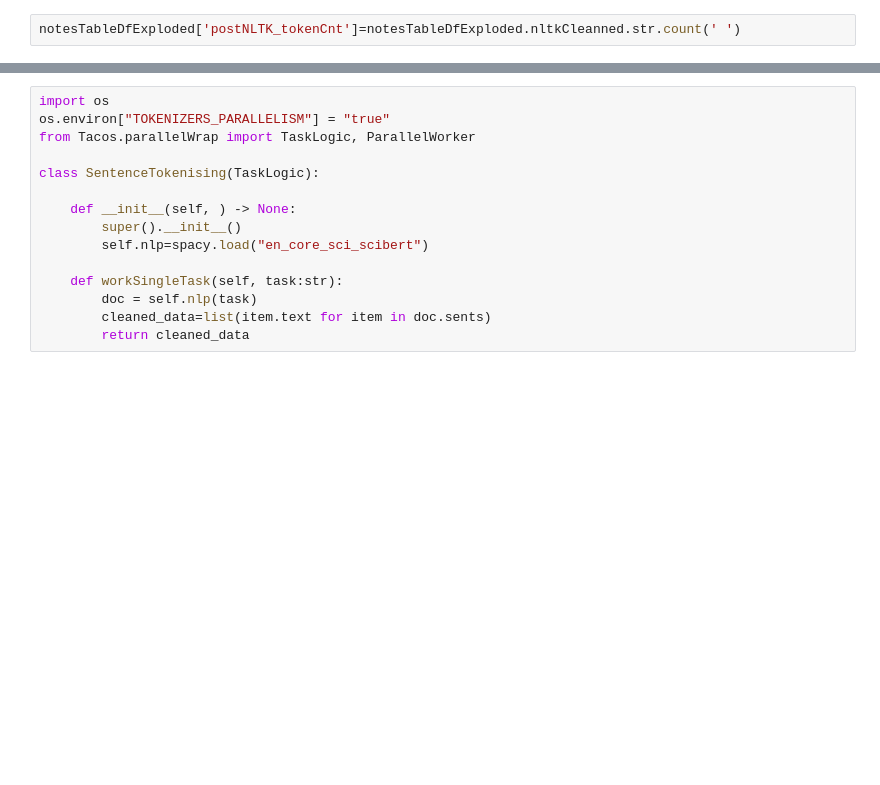
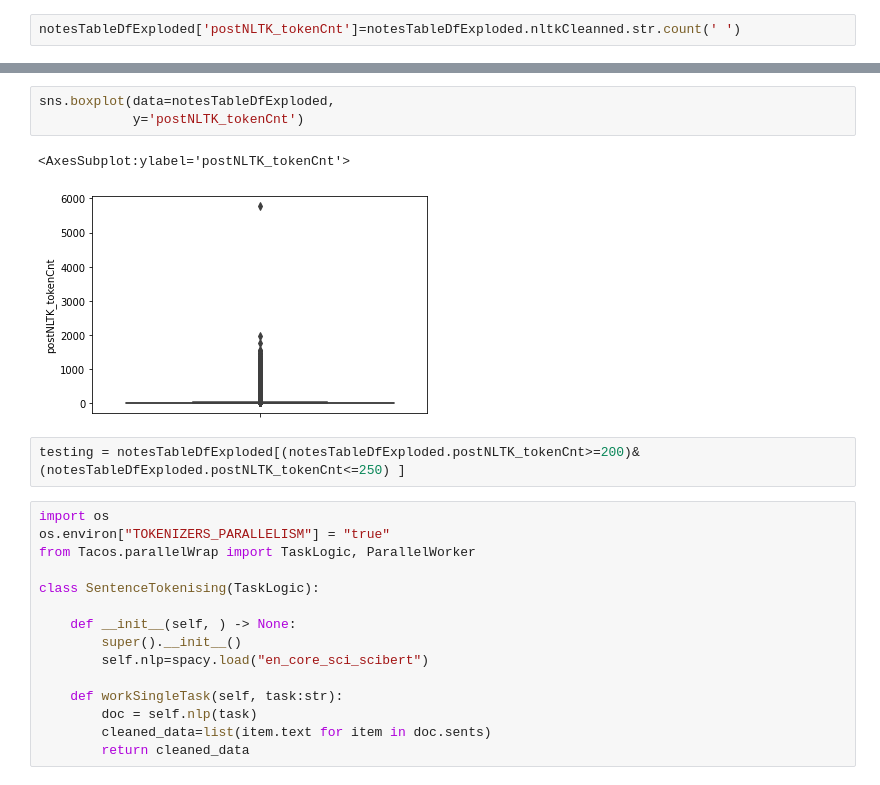
Before and after one commit to ShaoMinLiu-Holmusk/sentenceTokenizing, a Jupyter notebook: originalSentenceAnalysis.ipynb, the cells around one changed output, grey strips where cells are left out. Cells and saved outputs as stored; diff of their text form; blank space fills up the shorter version.

```diff
--- a/originalSentenceAnalysis.ipynb
+++ b/originalSentenceAnalysis.ipynb
@@ -295,3 +390,11 @@ sns.histplot(data=notesTableDfExploded, x='postNLTK_tokenCnt')
+# %%
+sns.boxplot(data=notesTableDfExploded,
+            y='postNLTK_tokenCnt')
+# %% [output]
+<AxesSubplot:ylabel='postNLTK_tokenCnt'>
+[figure, added]
+# %%
+testing = notesTableDfExploded[(notesTableDfExploded.postNLTK_tokenCnt>=200)&(notesTableDfExploded.postNLTK_tokenCnt<=250) ]
 # %%
 import os
 os.environ["TOKENIZERS_PARALLELISM"] = "true"
```
Also changed, not shown: parts of 10 cells of this notebook, 1 other file.
